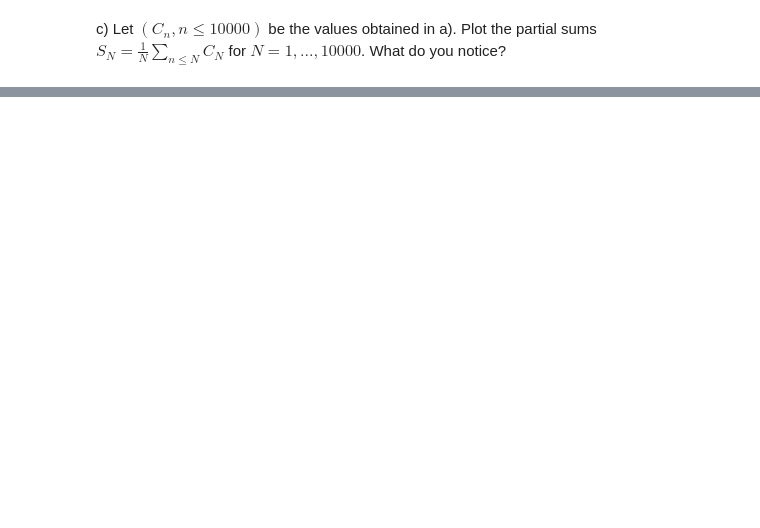
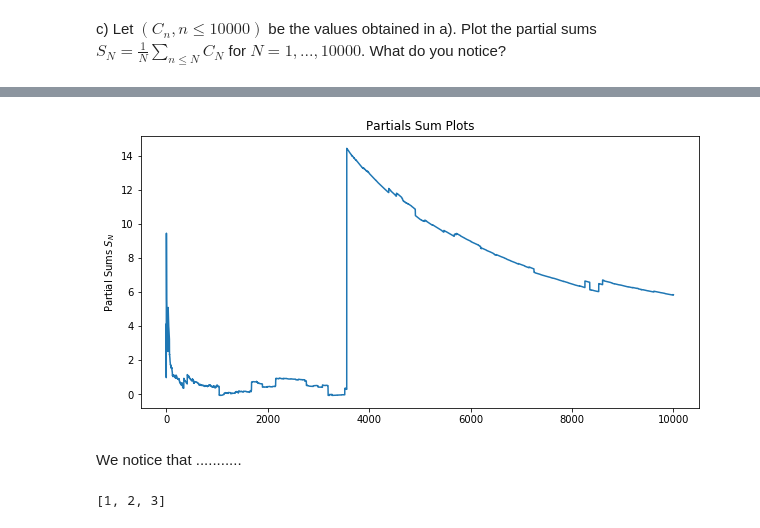
Before and after one commit to raj-rao-rr/MTH_5500, a Jupyter notebook: HW_1.ipynb, the cells around one changed output, grey strips where cells are left out. Saved outputs shown, nothing was run; the diff lists cells and outputs as text; code cells hidden in the pictures; blank space fills up the shorter version.

```diff
--- a/HW_1.ipynb
+++ b/HW_1.ipynb
@@ -45,0 +55,11 @@ c) Let $(C_n, n ≤ 10000)$ be the values obtained in a). Plot the partial sums
+# %%
+partials = np.array([elm/N for N, elm in enumerate(np.cumsum(cauchy), start=1)])
+plt.figure(figsize=(10,5))
+plt.plot(partials)
+plt.title('Partials Sum Plots')
+plt.ylabel('Partial Sums $S_N$')
+plt.show()
+# %% [output]
+[figure, added]
+# %% [markdown]
+We notice that ...........
@@ -45,0 +68,4 @@ c) Let $(C_n, n ≤ 10000)$ be the values obtained in a). Plot the partial sums
+# %%
+a[:3]
+# %% [output]
+[1, 2, 3]
```
Also changed, not shown: parts of 4 cells of this notebook.
